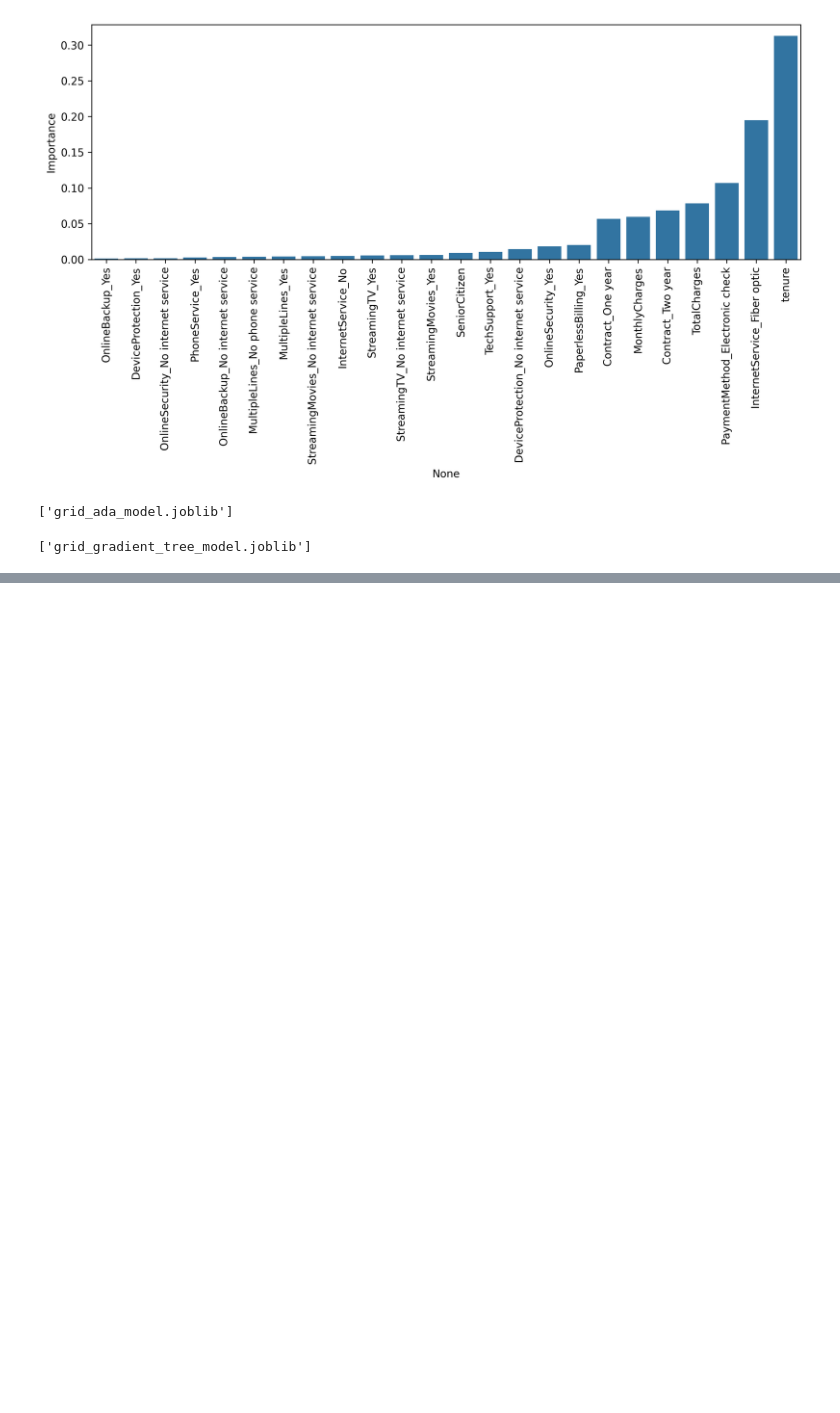
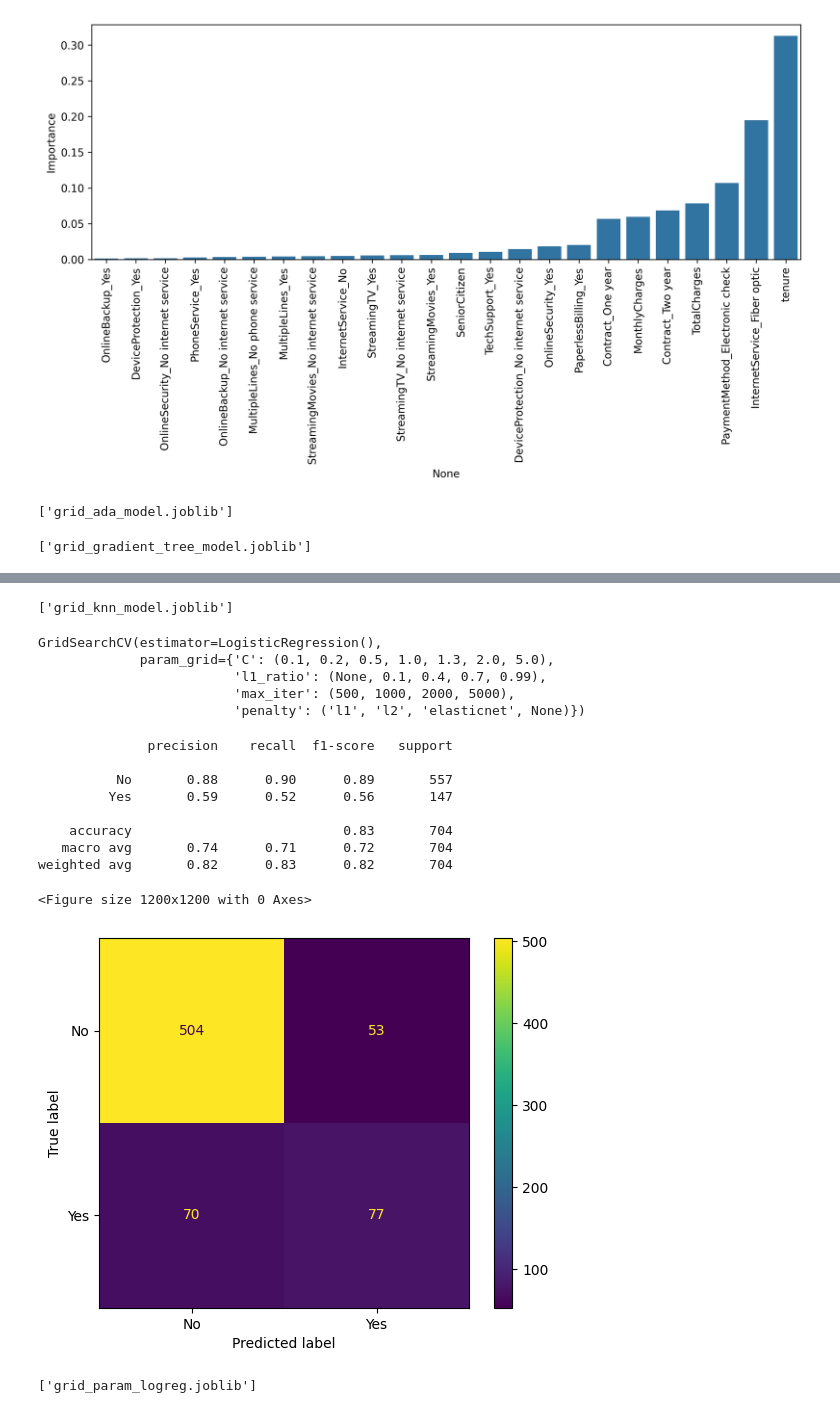
Before and after one commit to KsuriTemniy/SUPlearn, a Jupyter notebook: sup_learn_without_verbose.ipynb, the cells around one changed output, grey strips where cells are left out. Cells and saved outputs as stored; diff of their text form; code cells hidden in the pictures; blank space fills up the shorter version.

```diff
--- a/sup_learn_without_verbose.ipynb
+++ b/sup_learn_without_verbose.ipynb
@@ -334,0 +374,4 @@ dump(grid_gradient_tree_model, 'grid_gradient_tree_model.joblib')
+# %%
+dump(grid_knn_model, 'grid_knn_model.joblib')
+# %% [output]
+['grid_knn_model.joblib']
@@ -334,0 +380,35 @@ dump(grid_gradient_tree_model, 'grid_gradient_tree_model.joblib')
+# %%
+logreg_model = LogisticRegression()
+# %%
+param_log_grid = {'penalty':('l1', 'l2', 'elasticnet', None),
+                  'C':(0.1, 0.2, 0.5, 1.0, 1.3, 2.0, 5.0),
+                  'max_iter':(500,1000, 2000, 5000),
+                  'l1_ratio':(None,0.1,0.4,0.7,0.99)}
+# %%
+grid_param_logreg= GridSearchCV(estimator=logreg_model, param_grid=param_log_grid)
+# %%
+grid_param_logreg.fit(X_train, y_train)
+# %% [output]
+GridSearchCV(estimator=LogisticRegression(),
+             param_grid={'C': (0.1, 0.2, 0.5, 1.0, 1.3, 2.0, 5.0),
+                         'l1_ratio': (None, 0.1, 0.4, 0.7, 0.99),
+                         'max_iter': (500, 1000, 2000, 5000),
+                         'penalty': ('l1', 'l2', 'elasticnet', None)})
+# %%
+my_foo_viz(grid_param_logreg, X_test, y_test)
+#logreg
+# %% [output]
+              precision    recall  f1-score   support
+
+          No       0.88      0.90      0.89       557
+         Yes       0.59      0.52      0.56       147
+
+    accuracy                           0.83       704
+   macro avg       0.74      0.71      0.72       704
+weighted avg       0.82      0.83      0.82       704
+<Figure size 1200x1200 with 0 Axes>
+[figure, added]
+# %%
+dump(grid_param_logreg,'grid_param_logreg.joblib')
+# %% [output]
+['grid_param_logreg.joblib']
```
Also changed, not shown: parts of 15 cells of this notebook.
